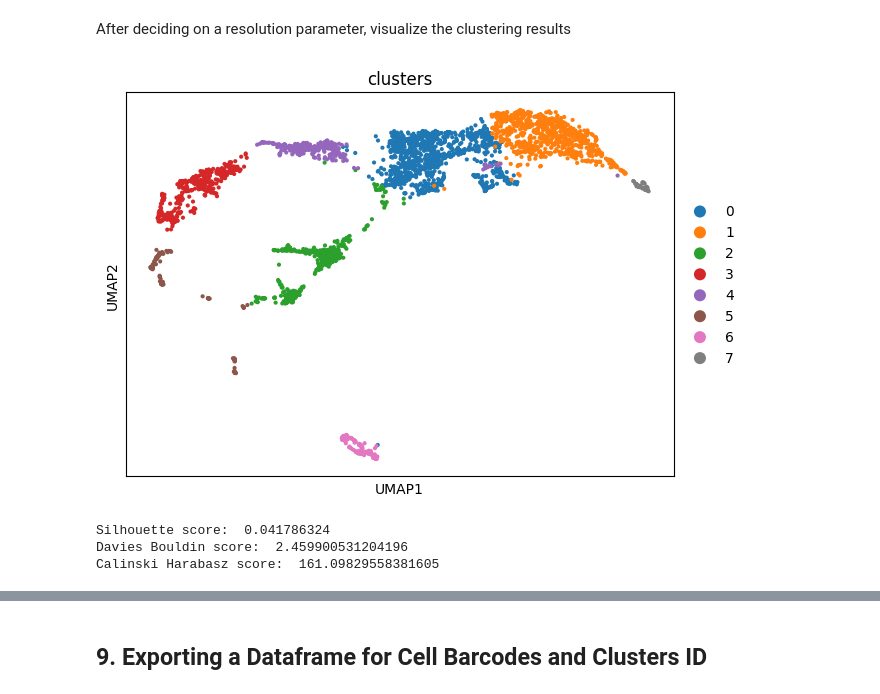
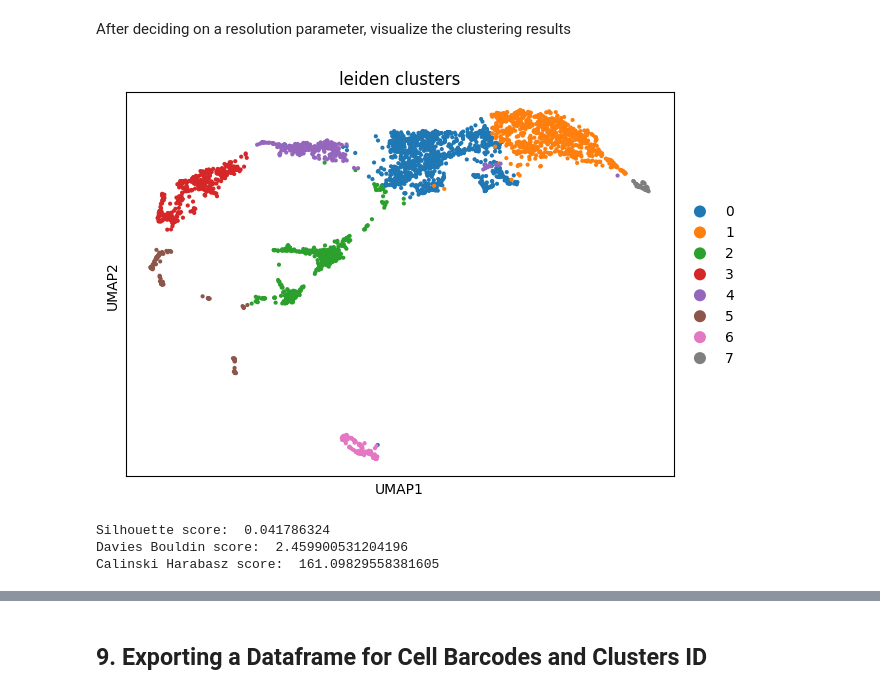
Before and after one commit to MYousry2002/scHAMR, a Jupyter notebook: example-runs/drosophila-escorts/scripts/clustering.ipynb, the cells around one changed output, grey strips where cells are left out. Drawn from its saved outputs; the diff is of its cells as text; code cells hidden in the pictures.

Commit message:
clustering

```diff
--- a/example-runs/drosophila-escorts/scripts/clustering.ipynb
+++ b/example-runs/drosophila-escorts/scripts/clustering.ipynb
@@ -321,25 +321,25 @@ Calinski-Harabasz Scores: {0.1: 211.02971303637221, 0.2: 151.99192146755206, 0.3
 # %% [markdown]
 After deciding on a resolution parameter, visualize the clustering results
 # %%
-sc.tl.leiden(adata, key_added= 'clusters', resolution=0.3)
-sc.pl.scatter(adata, basis='umap', color=['clusters'])
+sc.tl.leiden(adata, key_added= 'leiden_clusters', resolution=0.3)
+sc.pl.scatter(adata, basis='umap', color=['leiden_clusters'])
 
-labels = adata.obs['clusters']
+labels = adata.obs['leiden_clusters']
 X_pca = adata.obsm['X_pca']
 
 # Calculate Silhouette Score
 silhouette_score_value_leiden = silhouette_score(X_pca, labels)
 print("Silhouette score: ", silhouette_score_value_leiden)
 
 # Calculate Davies-Bouldin Score
 davies_bouldin_score_value_leiden = davies_bouldin_score(X_pca, labels)
 print("Davies Bouldin score: ",  davies_bouldin_score_value_leiden)
 
 # Calculate Calinski-Harabasz Score
 calinski_harabasz_score_value_leiden = calinski_harabasz_score(X_pca, labels)
 print("Calinski Harabasz score: ", calinski_harabasz_score_value_leiden)
 # %% [output]
-[figure, old version]
+[figure, new version]
 Silhouette score:  0.041786324
 Davies Bouldin score:  2.459900531204196
 Calinski Harabasz score:  161.09829558381605
```
Also changed, not shown: parts of 2 cells of this notebook.
